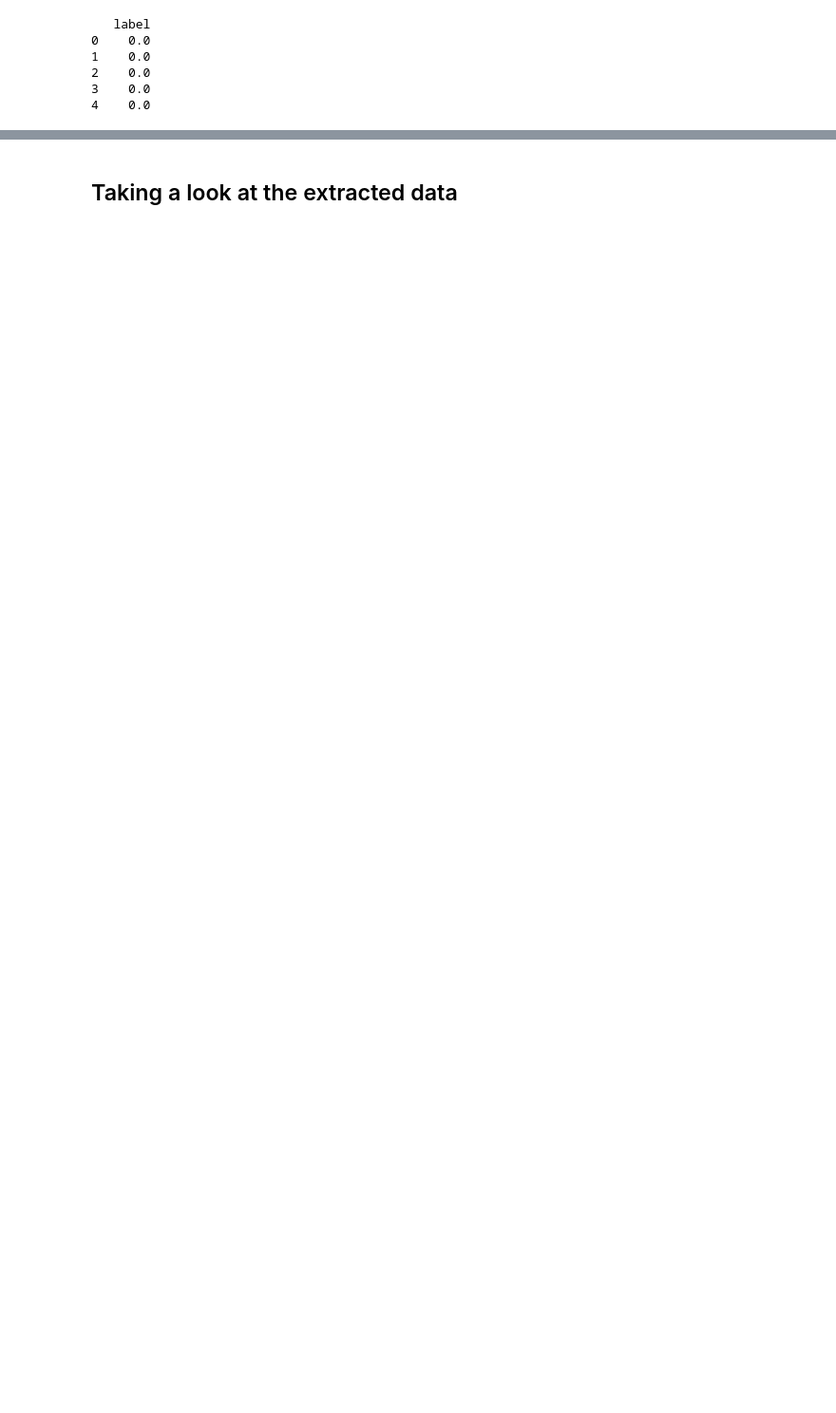
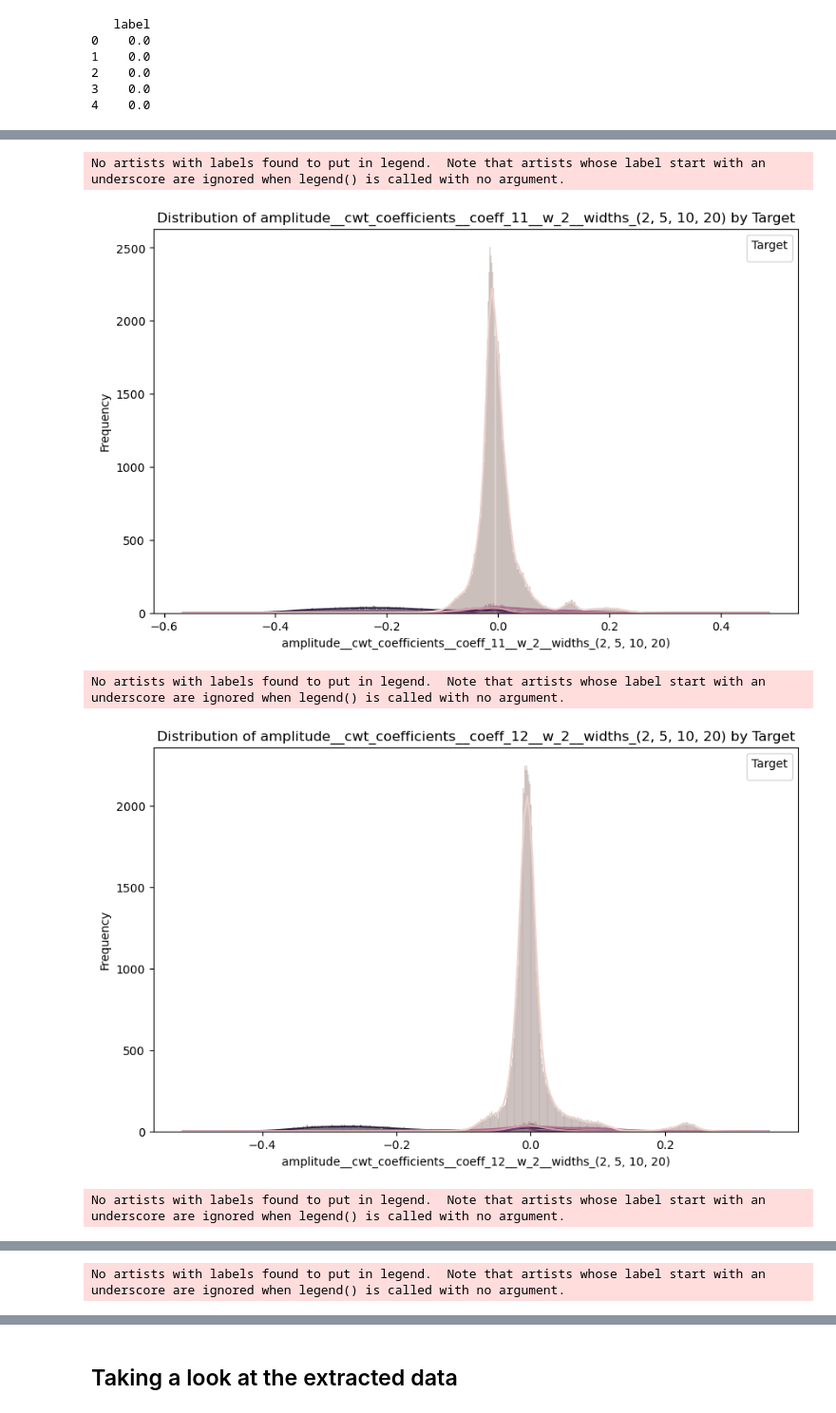
Before and after one commit to rtonetwotree/phase_5_project_ecg, a Jupyter notebook: notebooks/time_series_PCA_baseline.ipynb, the cells around one changed output, grey strips where cells are left out. Shown at 95% size. Drawn from its saved outputs; the diff is of its cells as text; code cells hidden in the pictures; blank space fills up the shorter version.

```diff
--- a/notebooks/time_series_PCA_baseline.ipynb
+++ b/notebooks/time_series_PCA_baseline.ipynb
@@ -160,0 +141,32 @@ extracted_features['label'] = extracted_features['label'].apply(lambda x: target
+# %%
+import matplotlib.pyplot as plt
+import seaborn as sns
+
+# Select the top 10 features
+top_features = [
+    'amplitude__cwt_coefficients__coeff_11__w_2__widths_(2, 5, 10, 20)',
+    'amplitude__cwt_coefficients__coeff_12__w_2__widths_(2, 5, 10, 20)',
+    'amplitude__friedrich_coefficients__coeff_3__m_3__r_30',
+    'amplitude__cwt_coefficients__coeff_5__w_2__widths_(2, 5, 10, 20)',
+    'amplitude__friedrich_coefficients__coeff_2__m_3__r_30',
+    'amplitude__cwt_coefficients__coeff_4__w_2__widths_(2, 5, 10, 20)',
+    'amplitude__agg_linear_trend__attr_"stderr"__chunk_len_5__f_agg_"var"',
+    'amplitude__cwt_coefficients__coeff_10__w_2__widths_(2, 5, 10, 20)',
+    'amplitude__friedrich_coefficients__coeff_1__m_3__r_30'
+]
+
+# Plot histograms of the top features hued by the target variable
+for feature in top_features:
+    plt.figure(figsize=(10, 6))
+    sns.histplot(data=extracted_features, x=feature, hue='label', kde=True)
+    plt.title(f'Distribution of {feature} by Target')
+    plt.xlabel(feature)
+    plt.ylabel('Frequency')
+    plt.legend(title='Target')
+    plt.show()
+# %% [output]
+No artists with labels found to put in legend.  Note that artists whose label start with an underscore are ignored when legend() is called with no argument.
+[figure, added]
+No artists with labels found to put in legend.  Note that artists whose label start with an underscore are ignored when legend() is called with no argument.
+[figure, added]
+No artists with labels found to put in legend.  Note that artists whose label start with an underscore are ignored when legend() is called with no argument.
@@ -160,0 +174 @@ extracted_features['label'] = extracted_features['label'].apply(lambda x: target
+No artists with labels found to put in legend.  Note that artists whose label start with an underscore are ignored when legend() is called with no argument.
```
Also changed, not shown: parts of 16 cells of this notebook, 1 other file.
